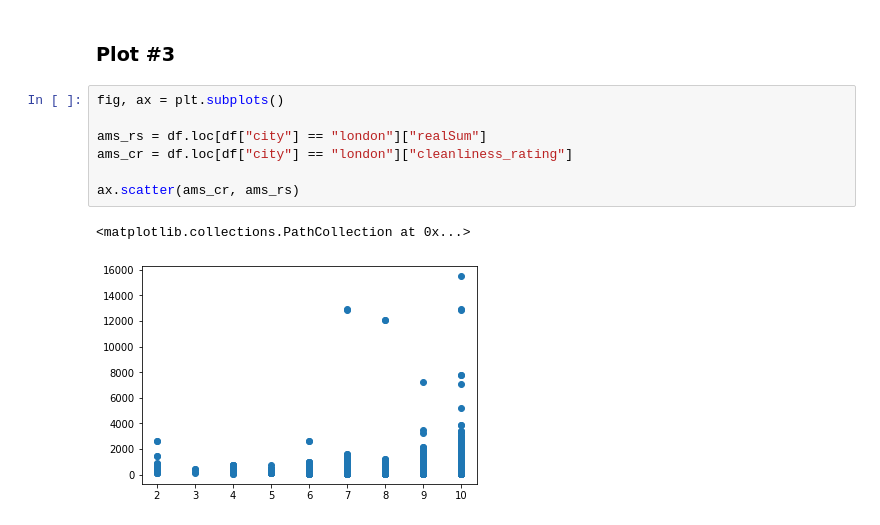
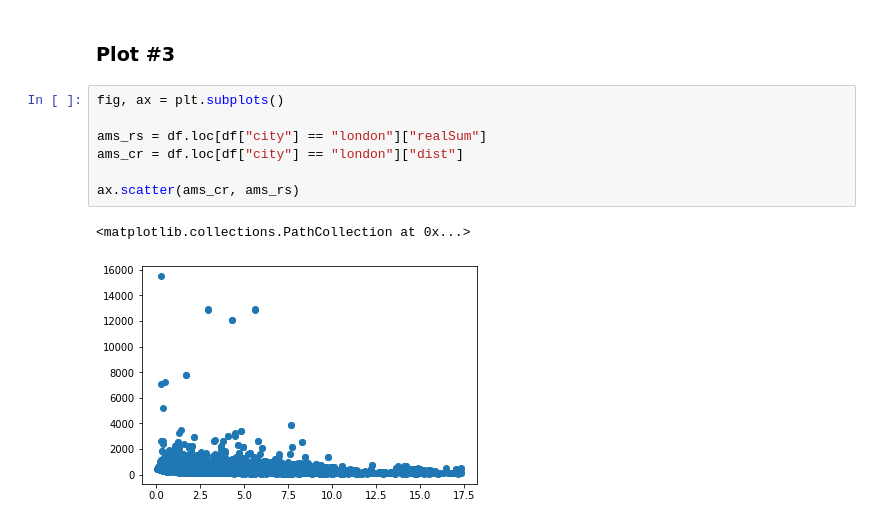
Before and after one commit to Hrithik0015/ECON323_Project, a Jupyter notebook: Project_Report.ipynb, the cells around one changed output. Saved outputs shown, nothing was run; the diff lists cells and outputs as text.

Commit message:
added plots

```diff
--- a/Project_Report.ipynb
+++ b/Project_Report.ipynb
@@ -142,10 +143,10 @@ plt.xlim(0, 11000)
 # %%
 fig, ax = plt.subplots()
 
 ams_rs = df.loc[df["city"] == "london"]["realSum"]
-ams_cr = df.loc[df["city"] == "london"]["cleanliness_rating"]
+ams_cr = df.loc[df["city"] == "london"]["dist"]
 
 ax.scatter(ams_cr, ams_rs)
 # %% [output]
 <matplotlib.collections.PathCollection at 0x...>
-[figure, old version]
+[figure, new version]
```
Also changed, not shown: parts of 5 cells of this notebook.
